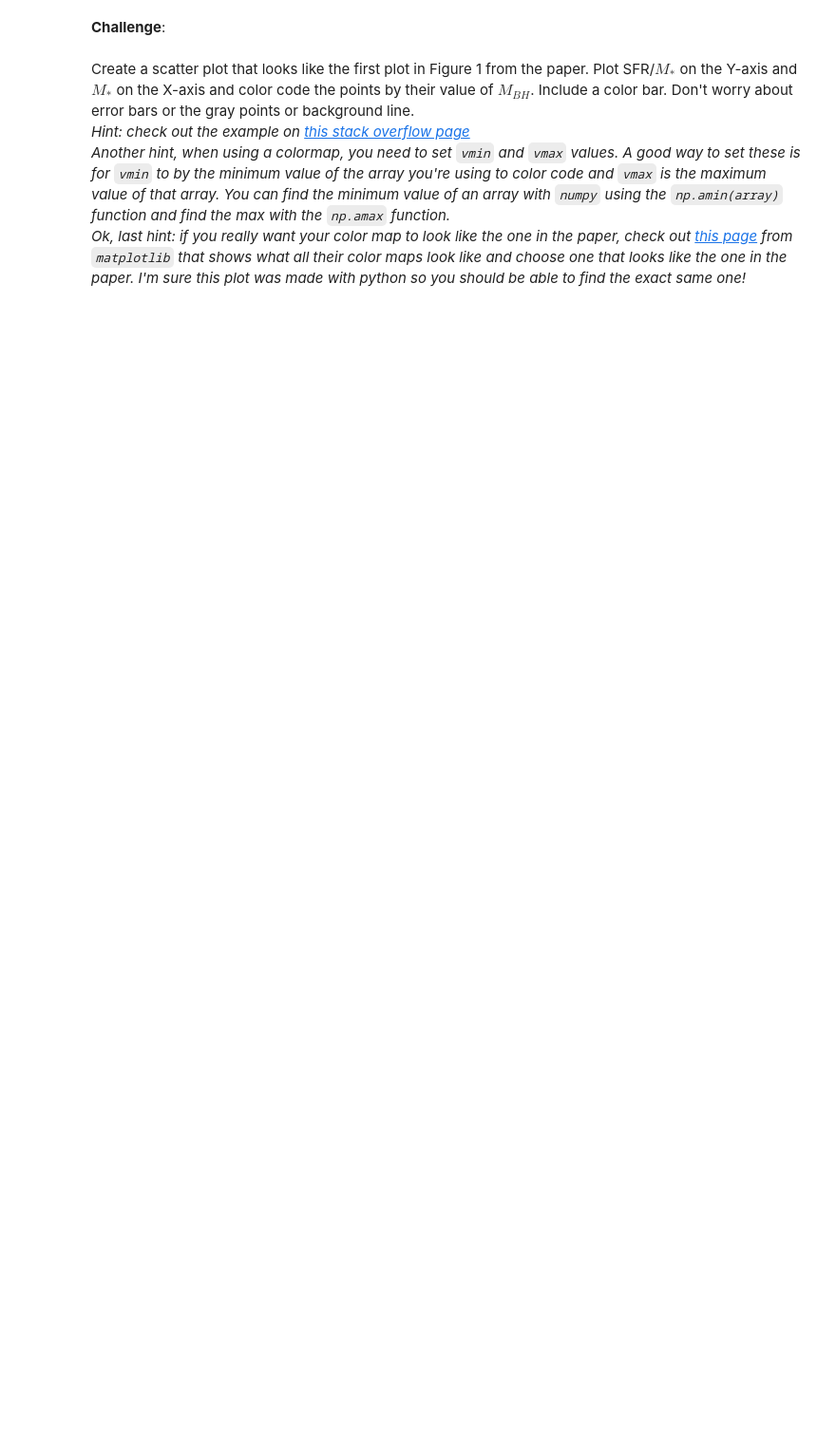
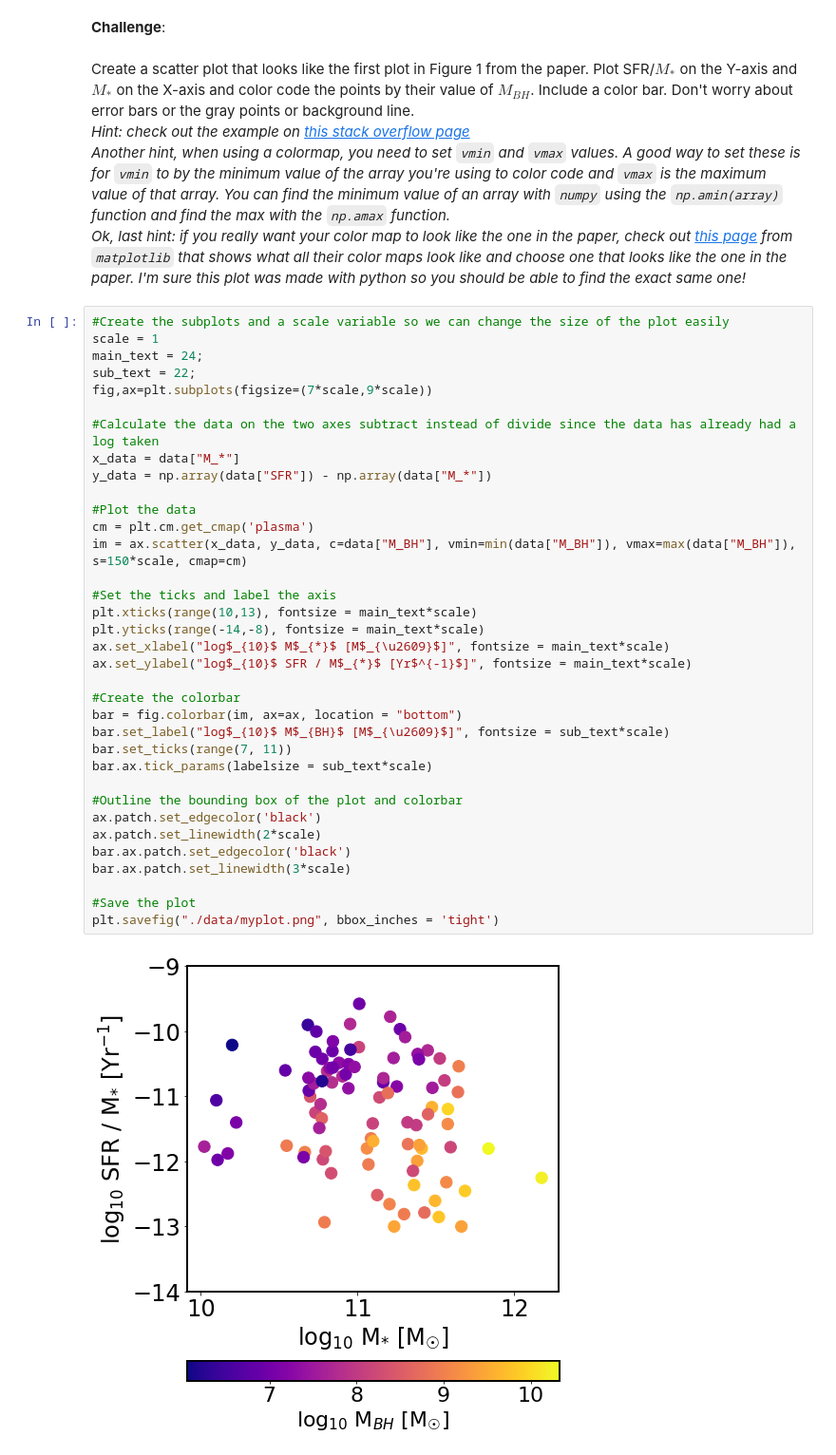
Before and after one commit to mbartlett01/AY3190, a Jupyter notebook: lessons/FinalCoding_Bartlett.ipynb, the cells around one changed output. Shown at 95% size. Drawn from its saved outputs; the diff is of its cells as text; blank space fills up the shorter version.

```diff
--- a/lessons/FinalCoding_Bartlett.ipynb
+++ b/lessons/FinalCoding_Bartlett.ipynb
@@ -219,3 +226,40 @@ Create a scatter plot that looks like the first plot in Figure 1 from the paper.
 *Hint: check out the example on [this stack overflow page](https://stackoverflow.com/questions/6063876/matplotlib-colorbar-for-scatter)*<br>
 *Another hint, when using a colormap, you need to set `vmin` and `vmax` values. A good way to set these is for `vmin` to by the minimum value of the array you're using to color code and `vmax` is the maximum value of that array. You can find the minimum value of an array with `numpy` using the `np.amin(array)` function and find the max with the `np.amax` function.*<br>
 *Ok, last hint: if you really want your color map to look like the one in the paper, check out [this page](https://matplotlib.org/3.1.0/tutorials/colors/colormaps.html) from `matplotlib` that shows what all their color maps look like and choose one that looks like the one in the paper. I'm sure this plot was made with python so you should be able to find the exact same one!*
+# %%
+#Create the subplots and a scale variable so we can change the size of the plot easily
+scale = 1
+main_text = 24;
+sub_text = 22;
+fig,ax=plt.subplots(figsize=(7*scale,9*scale))
+
+#Calculate the data on the two axes subtract instead of divide since the data has already had a log taken
+x_data = data["M_*"]
+y_data = np.array(data["SFR"]) - np.array(data["M_*"])
+
+#Plot the data
+cm = plt.cm.get_cmap('plasma')
+im = ax.scatter(x_data, y_data, c=data["M_BH"], vmin=min(data["M_BH"]), vmax=max(data["M_BH"]), s=150*scale, cmap=cm)
+
+#Set the ticks and label the axis
+plt.xticks(range(10,13), fontsize = main_text*scale)
+plt.yticks(range(-14,-8), fontsize = main_text*scale)
+ax.set_xlabel("log$_{10}$ M$_{*}$ [M$_{\u2609}$]", fontsize = main_text*scale)
+ax.set_ylabel("log$_{10}$ SFR / M$_{*}$ [Yr$^{-1}$]", fontsize = main_text*scale)
+
+#Create the colorbar
+bar = fig.colorbar(im, ax=ax, location = "bottom")
+bar.set_label("log$_{10}$ M$_{BH}$ [M$_{\u2609}$]", fontsize = sub_text*scale)
+bar.set_ticks(range(7, 11))
+bar.ax.tick_params(labelsize = sub_text*scale)
+
+#Outline the bounding box of the plot and colorbar
+ax.patch.set_edgecolor('black')
+ax.patch.set_linewidth(2*scale)
+bar.ax.patch.set_edgecolor('black')
+bar.ax.patch.set_linewidth(3*scale)
+
+#Save the plot
+plt.savefig("./data/myplot.png", bbox_inches = 'tight')
+# %% [output]
+[figure, added]
```
Also changed, not shown: parts of 2 cells of this notebook, 2 other files.
